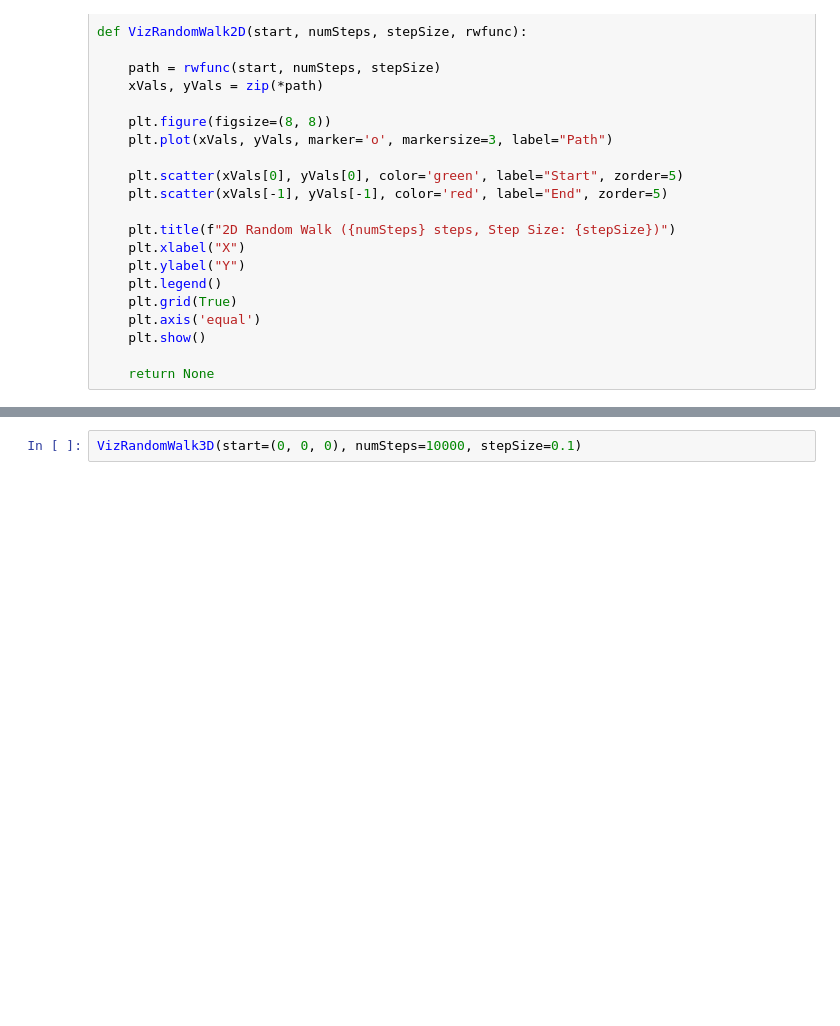
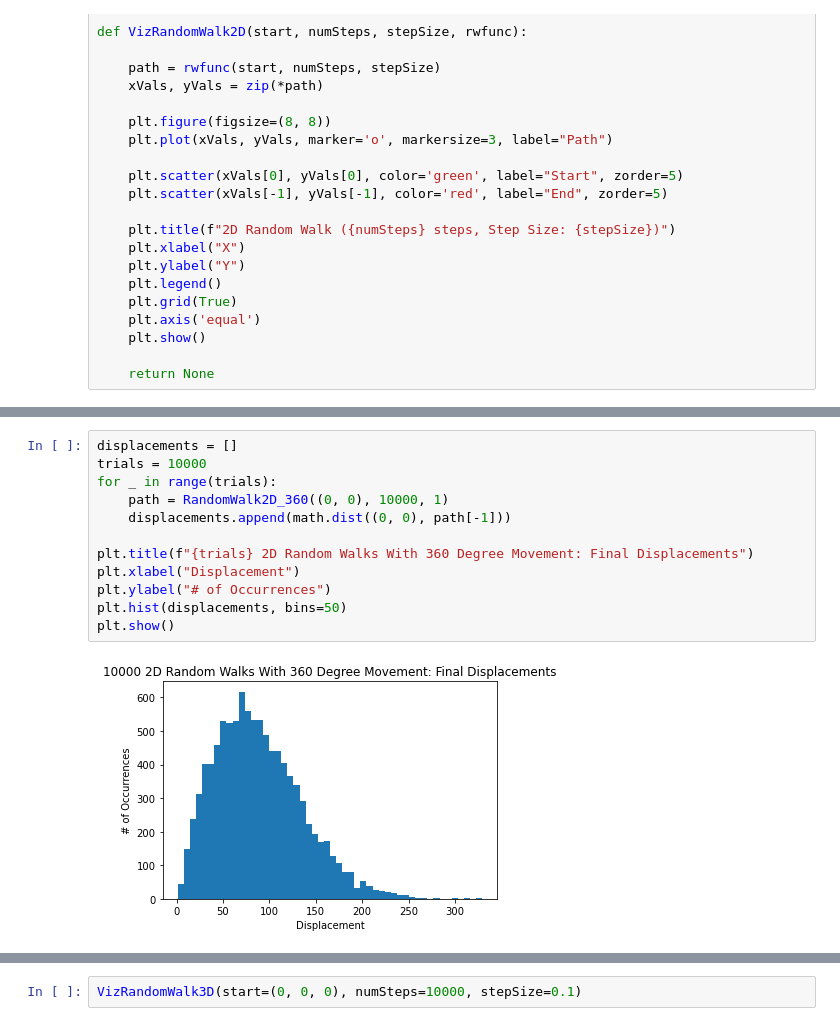
Before and after one commit to maxmandel/MonteCarlo, a Jupyter notebook: RandomWalks.ipynb, the cells around one changed output, grey strips where cells are left out. Drawn from its saved outputs; the diff is of its cells as text; blank space fills up the shorter version.

Commit message:
displacements and endpoints

```diff
--- a/RandomWalks.ipynb
+++ b/RandomWalks.ipynb
@@ -82,3 +82,17 @@ VizRandomWalk2D((0, 0), 10000, 0.1, RandomWalk2D_360)
+# %%
+displacements = []
+trials = 10000
+for _ in range(trials):
+    path = RandomWalk2D_360((0, 0), 10000, 1)
+    displacements.append(math.dist((0, 0), path[-1]))
+
+plt.title(f"{trials} 2D Random Walks With 360 Degree Movement: Final Displacements")
+plt.xlabel("Displacement")
+plt.ylabel("# of Occurrences")
+plt.hist(displacements, bins=50)
+plt.show()
+# %% [output]
+[figure, added]
 # %%
 VizRandomWalk2D((0, 0), 10000, 0.1, RandomWalk2D_simplified)
 # %% [output]
```
Also changed, not shown: parts of 5 cells of this notebook.
